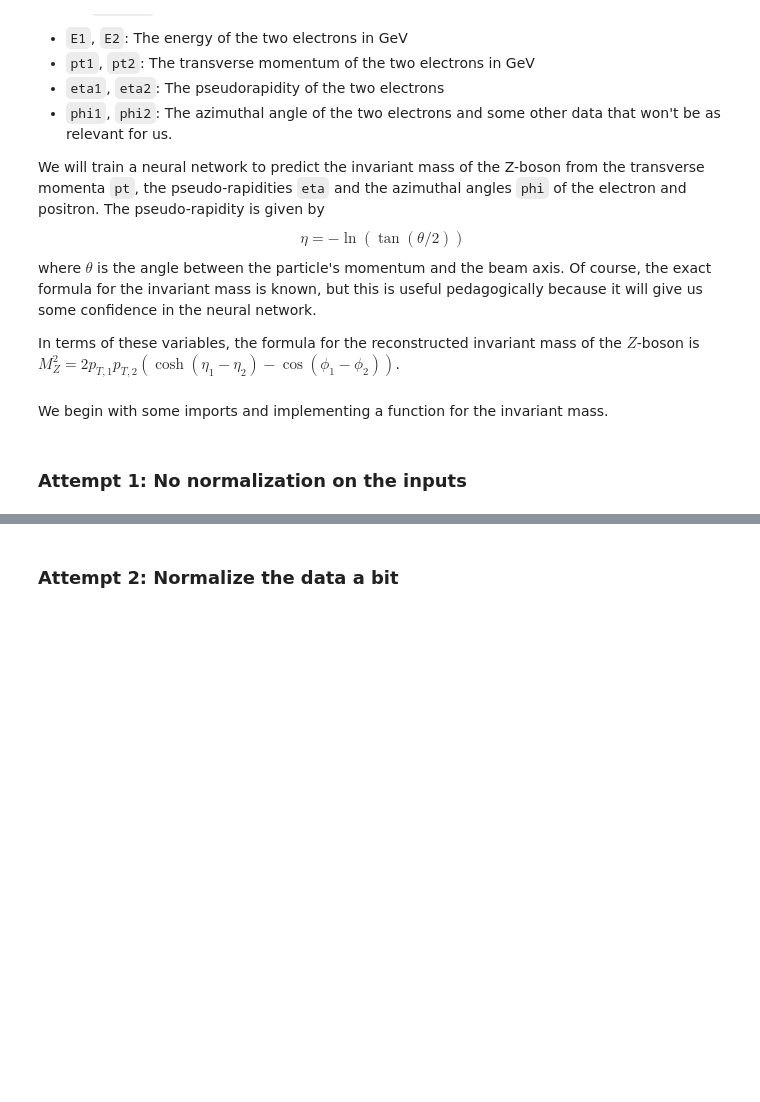
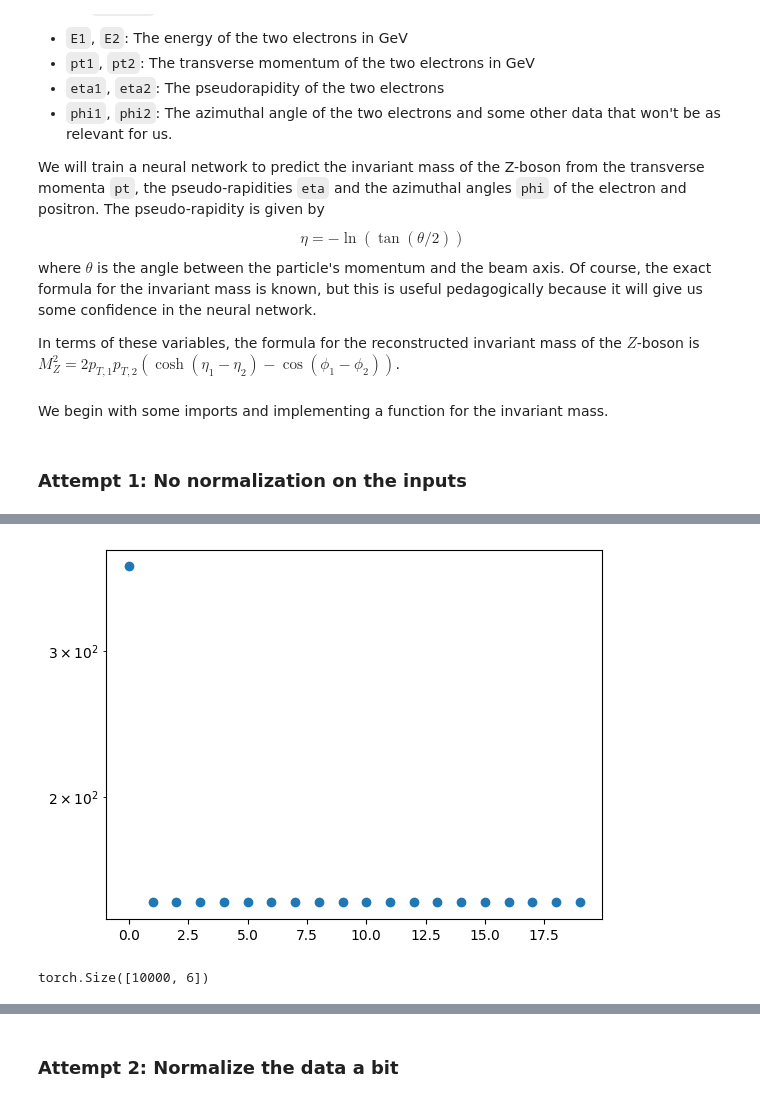
Before and after one commit to jimhalverson/COMP2023, a Jupyter notebook: notebooks/Physics and Machine Learning/2_Lecture_Supervised Learning.ipynb, the cells around one changed output, grey strips where cells are left out. Saved outputs shown, nothing was run; the diff lists cells and outputs as text; code cells hidden in the pictures; blank space fills up the shorter version.

```diff
--- a/notebooks/Physics and Machine Learning/2_Lecture_Supervised Learning.ipynb
+++ b/notebooks/Physics and Machine Learning/2_Lecture_Supervised Learning.ipynb
@@ -67,5 +291,20 @@ In terms of these variables, the formula for the reconstructed invariant mass of
 $M_Z^2 = 2 p_{T,1} p_{T,2} ( \cosh(\eta_1 - \eta_2) - \cos(\phi_1 - \phi_2))$.
 # %% [markdown]
 We begin with some imports and implementing a function for the invariant mass.
+# %%
+from __future__ import print_function
+
+import torch
+import pandas as pd
+import numpy as np
+
+import matplotlib.pyplot as plt
+
+seed = 0
+np.random.seed(seed)
+rng = np.random.RandomState(seed)
+
+def get_invariant_mass(pt1,pt2,eta1,eta2,phi1,phi2):
+    return np.sqrt(2*pt1*pt2*(np.cosh(eta1-eta2)-np.cos(phi1-phi2)))
 # %% [markdown]
 ### Attempt 1: No normalization on the inputs
@@ -71,0 +370,12 @@ We begin with some imports and implementing a function for the invariant mass.
+# %%
+fig = plt.figure()
+ax = fig.add_subplot(111)
+ax.plot(avg_losses, 'o')
+plt.yscale('log')
+plt.show()
+# %% [output]
+[figure, added]
+# %%
+print(x.shape)
+# %% [output]
+torch.Size([10000, 6])
```
Also changed, not shown: parts of 17 cells of this notebook, 1 other file.
